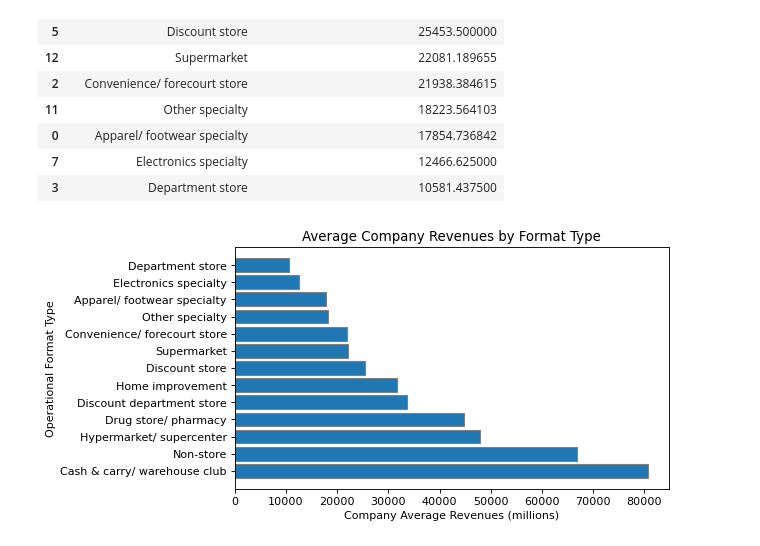
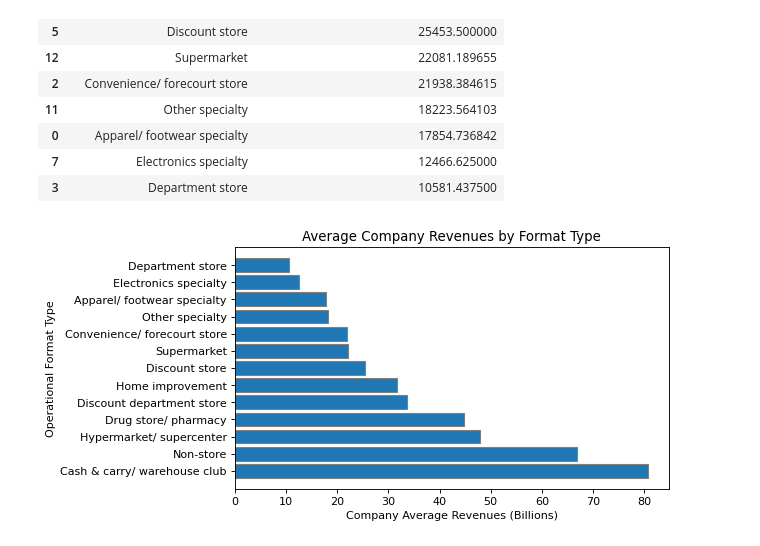
Before and after one commit to G0dzilla21/Data-Analysis-Project, a Jupyter notebook: Data_Analysis_Project.ipynb, the cells around one changed output. Drawn from its saved outputs; the diff is of its cells as text; code cells hidden in the pictures.

```diff
--- a/Data_Analysis_Project.ipynb
+++ b/Data_Analysis_Project.ipynb
@@ -259,15 +231,17 @@ top_formats
 | 7 | Electronics specialty | 12466.625000 |
 | 3 | Department store | 10581.437500 |
 # %%
+#let's convert our revenues ints so we can read the chart easier
+top_formats['FY2021_parent_company/ group revenue'] = top_formats['FY2021_parent_company/ group revenue']/1000
+
+#now we can plot our df
 plt.figure(figsize=[7,4], dpi=80)
 plt.barh(top_formats['Dominant_operational_format'], top_formats["FY2021_parent_company/ group revenue"], edgecolor="grey")
 
-plt.xlabel("Company Average Revenues (millions)")
+plt.xlabel("Company Average Revenues (Billions)")
 plt.ylabel("Operational Format Type")
 plt.title("Average Company Revenues by Format Type")
 
-#current_values = plt.gca().get_yticks()
-#plt.gca().set_yticklabels(['{:,.0f}'.format(x) for x in current_values])
 plt.show()
 # %% [output]
-[figure, old version]
+[figure, new version]
```
Also changed, not shown: parts of 21 cells of this notebook.
